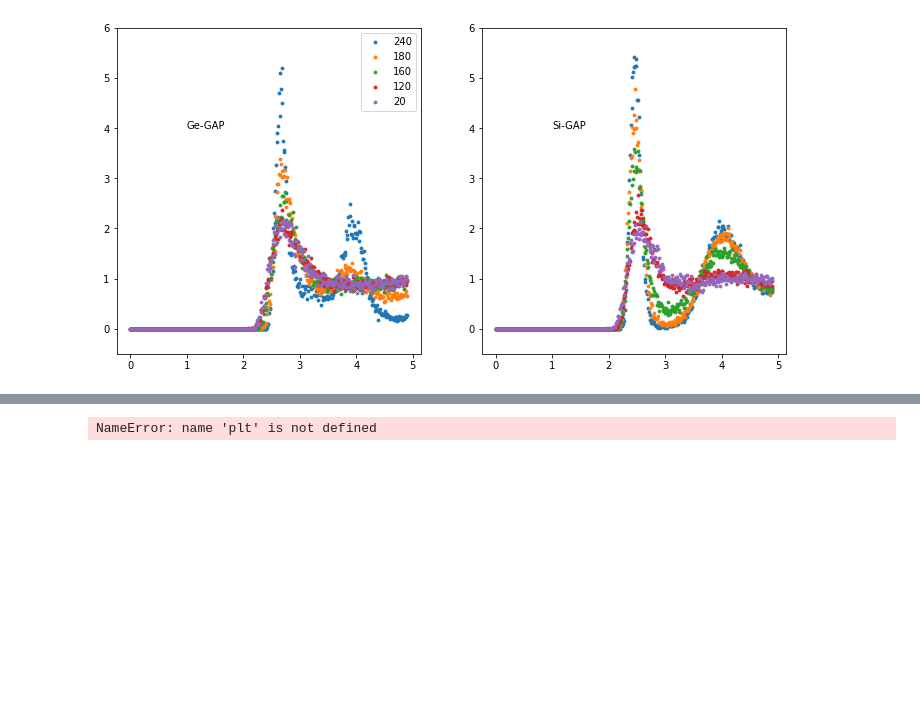
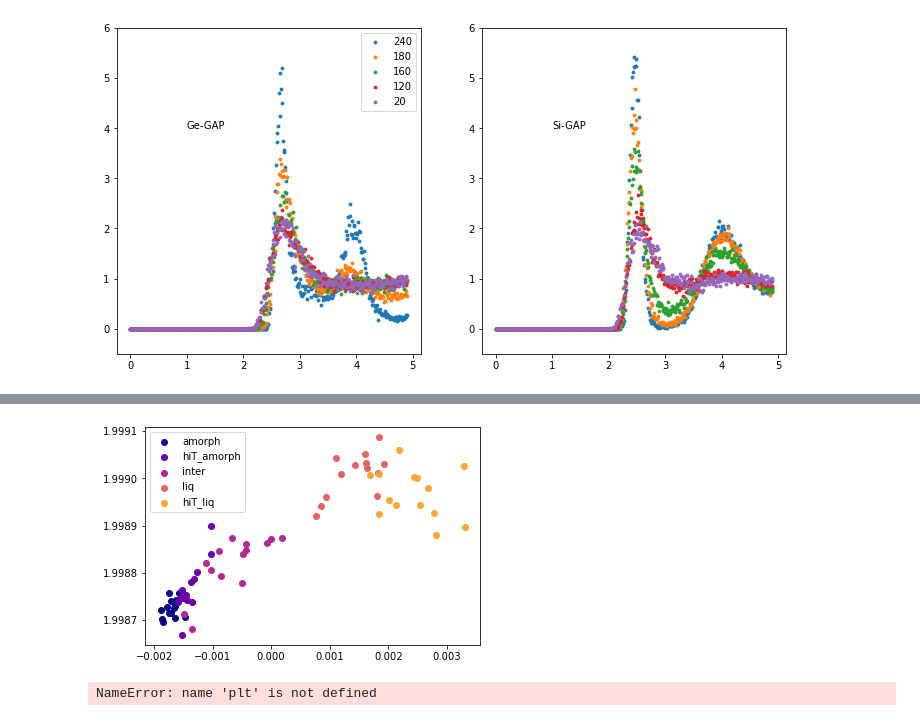
Before and after one commit to MorrowChem/Ge_analysis_local, a Jupyter notebook: explore.ipynb, the cells around one changed output, grey strips where cells are left out. Cells and saved outputs as stored; diff of their text form; code cells hidden in the pictures; blank space fills up the shorter version.

```diff
--- a/explore.ipynb
+++ b/explore.ipynb
@@ -265,2 +182,2 @@ tdat
 # %%
-mat = np.array([[np.dot(np.average(i**4, axis=0), np.average(j**4, axis=0)) for j in tdat] for i in tdat])
+mat = np.array([[2-2*np.dot(i[0]**4, j[0]**4) for j in tdat] for i in tdat])
@@ -267,22 +188,16 @@ mat = np.array([[np.dot(np.average(i**4, axis=0), np.average(j**4, axis=0)) for
+# %%
+configs = d155.V_configs
+config_flat_indices = [0]
+for i in configs:
+    config_flat_indices.append(len(i) + config_flat_indices[-1])
+
+config_flat_indices.append(None)
 # %%
-labels = []
-ds = []
-symbols = []
-for ct, i in enumerate(flatten(T_configs_s)):
-    if i.info['config_type'] not in labels:
-        labels.append(i.info['config_type'])
-        ds.append(ct)
-        symbols.append('x')
+config = d155.V_configs
+
+symbols = ['x' for i in configs]
 colormap = plt.get_cmap('plasma')
-colors = [colormap(i) for i in np.linspace(0, 0.8, len(labels))]
-m = len(flatten(T_configs_s))
-for ct, i in enumerate(MD):
-    labels.append(None)
-    lab_sort.append(None)
-    ds.append(len(i)+ds[-1])
-    symbols.append('^')
-ds.append(None)
-print(labels, ds)
-colormap2 = plt.get_cmap('viridis')
-colors.extend([colormap(i) for i in np.linspace(0, 0.8, len(labels[-len(MD):]))])
-print(colors)
+colors = [colormap(i) for i in np.linspace(0, 0.8, len(configs))]
+
+#colormap2 = plt.get_cmap('viridis')
+#colors.extend([colormap(i) for i in np.linspace(0, 0.8, len(labels[-len(MD):]))])
@@ -297,5 +217,15 @@ pca.fit(mat)
 # %%
 map = pca.fit_transform(mat)
+# %%
+fig, ax = plt.subplots()
+cfi = config_flat_indices
+for i in range(len(config)):
+    ax.scatter(map.T[0][cfi[i]:cfi[i+1]], mat.T[1][cfi[i]:cfi[i+1]],
+               color=colors[i], label=d155.config_labels[i])
+ax.legend()
+fig.show()
+# %% [output]
+[figure, added]
 # %%
 fig, ax = plt.subplots()
 for i in range(len(ds)-1):
```
Also changed, not shown: parts of 56 cells of this notebook, 5 other files.
